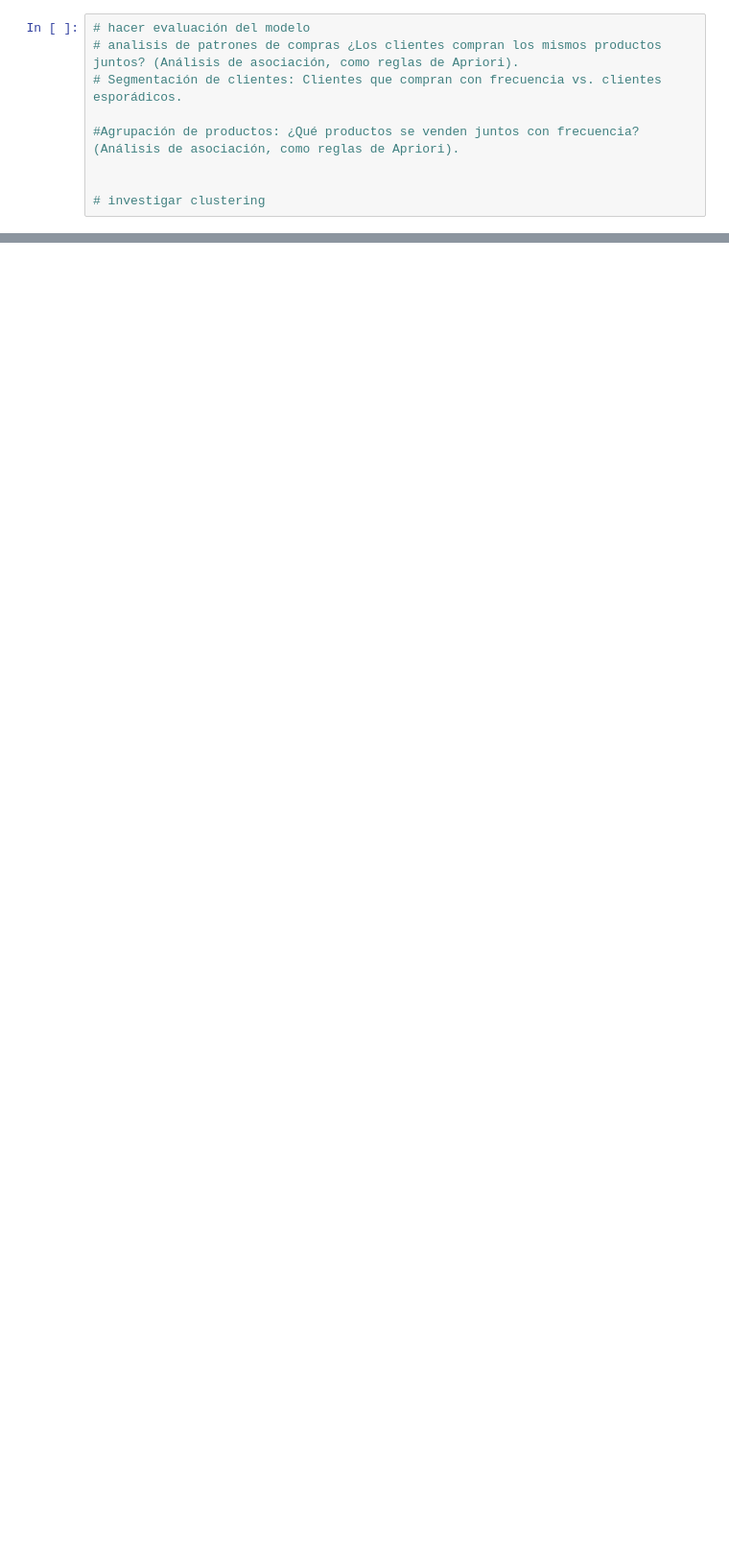
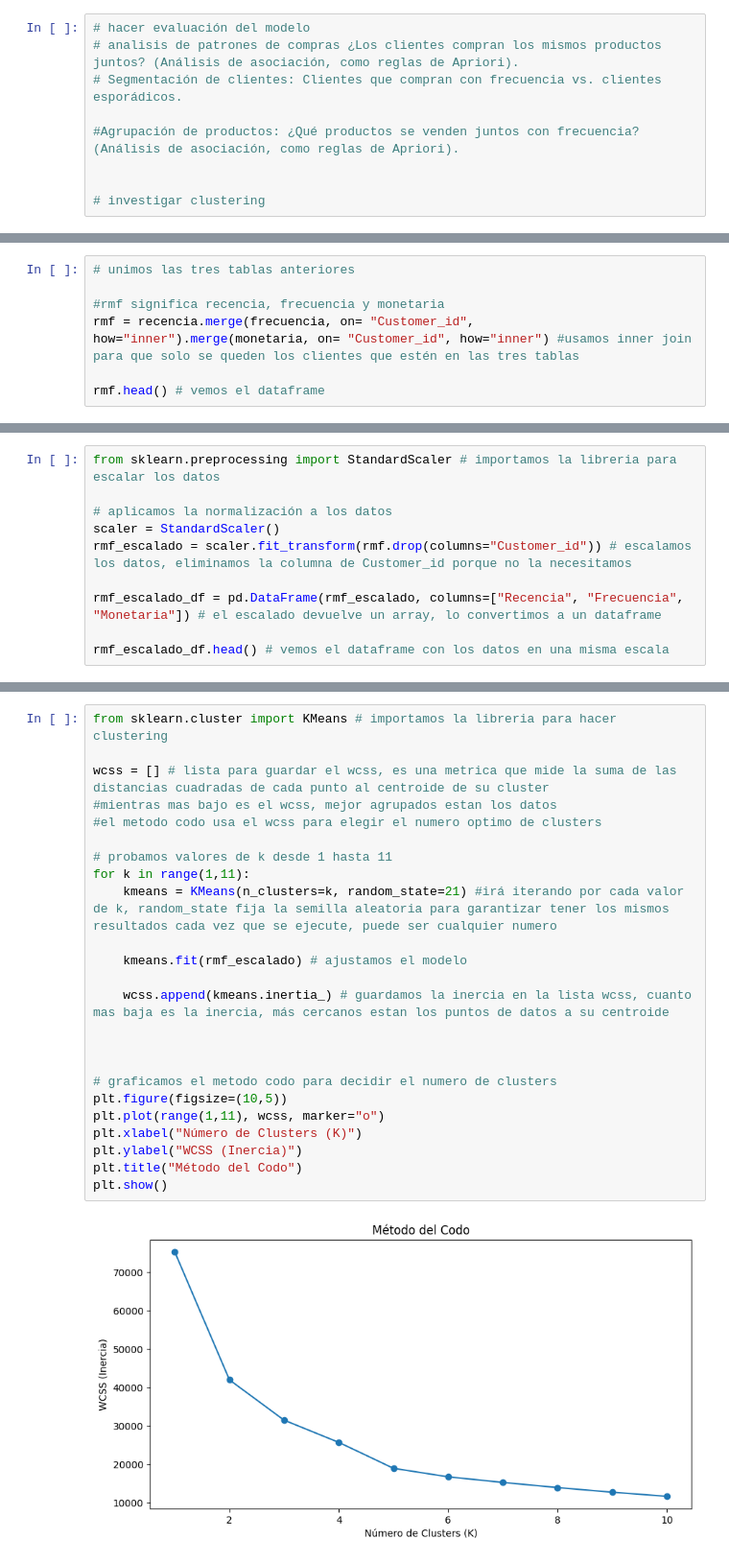
Before and after one commit to diegoGam1/Analisis_exploratorio_ventas, a Jupyter notebook: src/Analisis.ipynb, the cells around one changed output, grey strips where cells are left out. Shown at 96% size. Drawn from its saved outputs; the diff is of its cells as text; blank space fills up the shorter version.

Commit message:
Clustering y conclusiones finalizadas

```diff
--- a/src/Analisis.ipynb
+++ b/src/Analisis.ipynb
@@ -667,0 +723,7 @@ Error porcentual absoluto medio (MAPE): 6.81%
+# %%
+# unimos las tres tablas anteriores
+
+#rmf significa recencia, frecuencia y monetaria
+rmf = recencia.merge(frecuencia, on= "Customer_id", how="inner").merge(monetaria, on= "Customer_id", how="inner") #usamos inner join para que solo se queden los clientes que estén en las tres tablas
+
+rmf.head() # vemos el dataframe
@@ -667,0 +739,10 @@ Error porcentual absoluto medio (MAPE): 6.81%
+# %%
+from sklearn.preprocessing import StandardScaler # importamos la libreria para escalar los datos
+
+# aplicamos la normalización a los datos
+scaler = StandardScaler()
+rmf_escalado = scaler.fit_transform(rmf.drop(columns="Customer_id")) # escalamos los datos, eliminamos la columna de Customer_id porque no la necesitamos
+
+rmf_escalado_df = pd.DataFrame(rmf_escalado, columns=["Recencia", "Frecuencia", "Monetaria"]) # el escalado devuelve un array, lo convertimos a un dataframe
+
+rmf_escalado_df.head() # vemos el dataframe con los datos en una misma escala
@@ -667,0 +759,26 @@ Error porcentual absoluto medio (MAPE): 6.81%
+# %%
+from sklearn.cluster import KMeans # importamos la libreria para hacer clustering
+
+wcss = [] # lista para guardar el wcss, es una metrica que mide la suma de las distancias cuadradas de cada punto al centroide de su cluster
+#mientras mas bajo es el wcss, mejor agrupados estan los datos
+#el metodo codo usa el wcss para elegir el numero optimo de clusters
+
+# probamos valores de k desde 1 hasta 11
+for k in range(1,11):
+    kmeans = KMeans(n_clusters=k, random_state=21) #irá iterando por cada valor de k, random_state fija la semilla aleatoria para garantizar tener los mismos resultados cada vez que se ejecute, puede ser cualquier numero
+
+    kmeans.fit(rmf_escalado) # ajustamos el modelo
+
+    wcss.append(kmeans.inertia_) # guardamos la inercia en la lista wcss, cuanto mas baja es la inercia, más cercanos estan los puntos de datos a su centroide
+
+
+
+# graficamos el metodo codo para decidir el numero de clusters
+plt.figure(figsize=(10,5))
+plt.plot(range(1,11), wcss, marker="o")
+plt.xlabel("Número de Clusters (K)")
+plt.ylabel("WCSS (Inercia)")
+plt.title("Método del Codo")
+plt.show()
+# %% [output]
+[figure, added]
```
Also changed, not shown: parts of 25 cells of this notebook.
